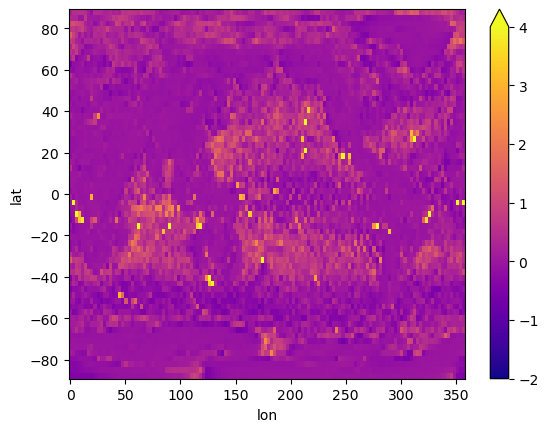
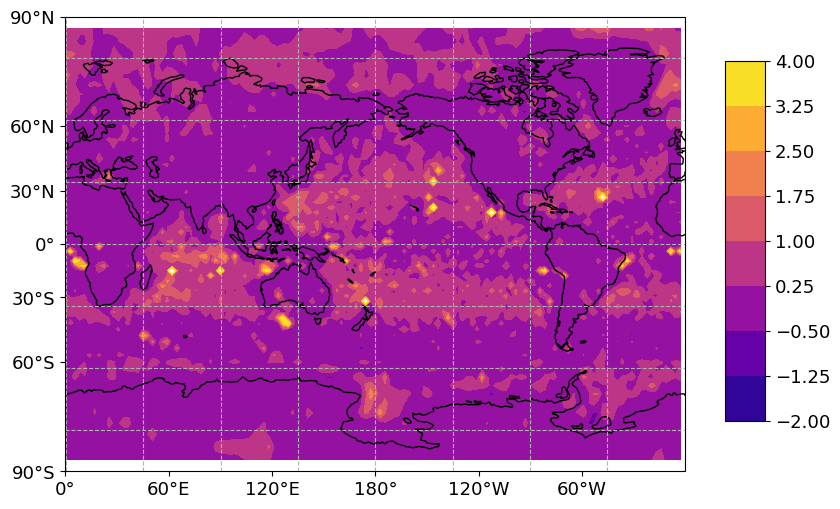
The notebook cell's code change between the first figure and the second:
--- before
+++ after
@@ -1,7 +1,23 @@
-anom_threshold = 4. # set to None if you want to see outliers 
-da_grad_ps_anom.mean(dim = "time").plot(
+anom_threshold = 4.
+
+draw_global_map(
+    da_grad_ps.lon,
+    da_grad_ps.lat,
+    da_grad_ps_anom.mean(dim = "time").values,
+    title = None,
+    filled = True,
+    show_fig = True,
+    save_fig = False,
+    levels = 8,
+    cmap = "plasma",
+    cbar_params = [0.95, 0.2, 0.05, 0.6],
+    bbox = None,
     vmin = -0.5 * anom_threshold if anom_threshold else None,
-    vmax = anom_threshold, 
-    cmap = "plasma",
+    vmax = anom_threshold,
+    draw_labels = False,
+    label_contours = False,
+    remove_cbar = False,
+    fig = None,
+    projection = ccrs.Miller(central_longitude=180),
+    # outfilename = "my_map" + ".png",
 )
-plt.show()

Commit: added map drawing util